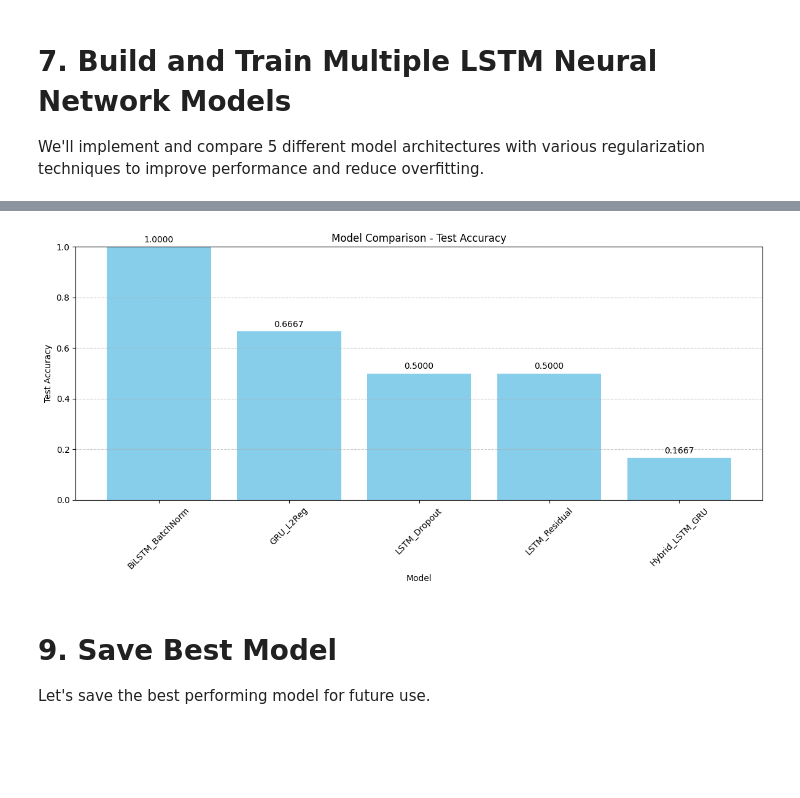
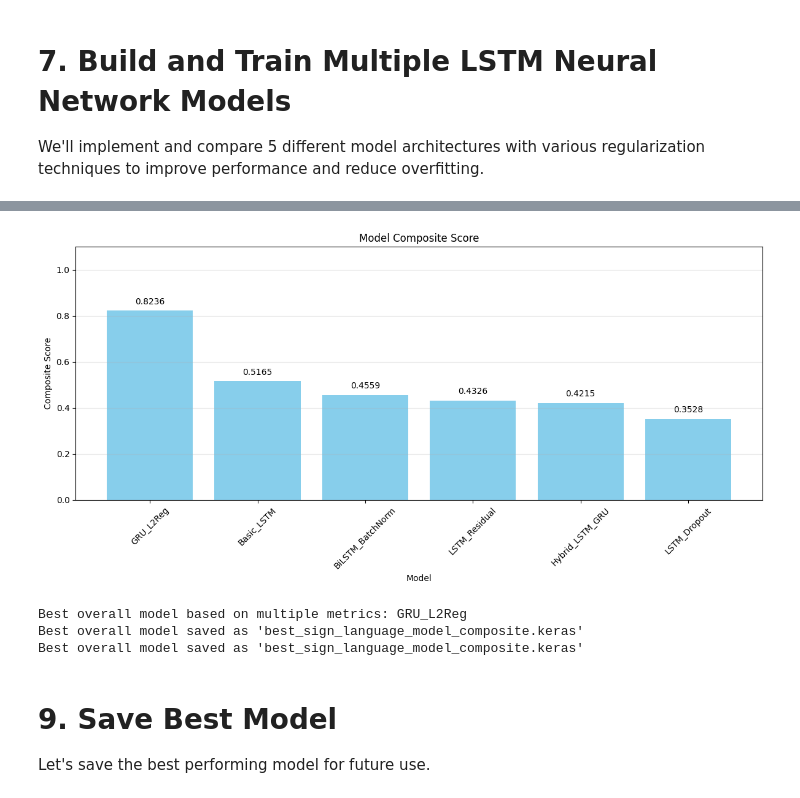
Before and after one commit to Mannan-Ali/IndianSignLanguage, a Jupyter notebook: Action Detection Refined.ipynb, the cells around one changed output, grey strips where cells are left out. Cells and saved outputs as stored; diff of their text form; code cells hidden in the pictures; blank space fills up the shorter version.

Commit message:
Added embed, performance metrics

```diff
--- a/Action Detection Refined.ipynb
+++ b/Action Detection Refined.ipynb
@@ -581,6 +609,7 @@ num_classes = len(actions)
 
 # Train all models
 models = {
+    'Basic_LSTM': create_model_0,
     'LSTM_Dropout': create_model_1,
     'BiLSTM_BatchNorm': create_model_2,
     'GRU_L2Reg': create_model_3,
@@ -735,0 +939,27 @@ performance_df
+# %%
+# Find the best model based on multiple metrics
+def ranking_models(performance_df):
+    # Create a copy to avoid modifying the original DataFrame
+    df = performance_df.copy()
+
+    # Normalize the training time (lower is better)
+    max_time = df['Training Time (s)'].max()
+    df['Time Score'] = 1 - (df['Training Time (s)'] / max_time)
+
+    # Overfitting penalty (closer to 0 is better)
+    df['Overfitting Score'] = 1 - abs(df['Overfitting'])
+
+    # Calculate a composite score (you can adjust weights as needed)
+    df['Composite Score'] = (
+        0.40 * df['Test Accuracy'] +  # Test accuracy weight
+        0.30 * df['F1 Score (Weighted)'] +  # F1 score weight
+        0.15 * df['Overfitting Score'] +  # Overfitting weight
+        0.15 * df['Time Score']  # Training time weight
+    )
+
+    # Sort by composite score
+    return df.sort_values('Composite Score', ascending=False).reset_index(drop=True)
+
+# Get ranked models
+ranked_models = ranking_models(updated_performance_df)
+ranked_models[['Model', 'Test Accuracy', 'F1 Score (Weighted)', 'Overfitting', 'Training Time (s)', 'Composite Score']]
@@ -736,24 +974,39 @@ performance_df
 # %%
-# Plot bar chart of test accuracies
+# Visualize the composite score
 plt.figure(figsize=(12, 6))
-bars = plt.bar(performance_df['Model'], performance_df['Test Accuracy'], color='skyblue')
+bars = plt.bar(ranked_models['Model'], ranked_models['Composite Score'], color='skyblue')
 
-# Add data labels on bars
+# Add value labels on the bars
 for bar in bars:
     height = bar.get_height()
-    plt.text(bar.get_x() + bar.get_width()/2., height + 0.01,
+    plt.text(bar.get_x() + bar.get_width()/2., height + 0.02,
              f'{height:.4f}', ha='center', va='bottom')
 
-plt.title('Model Comparison - Test Accuracy')
+plt.title('Model Composite Score')
 plt.xlabel('Model')
-plt.ylabel('Test Accuracy')
-plt.ylim(0, 1.0)
-plt.grid(axis='y', linestyle='--', alpha=0.7)
+plt.ylabel('Composite Score')
+plt.ylim(0, 1.1)
 plt.xticks(rotation=45)
+plt.grid(axis='y', alpha=0.3)
 plt.tight_layout()
 plt.show()
 # %% [output]
-[figure, old version]
+[figure, new version]
+# %%
+best_overall_model_name = ranked_models.iloc[0]['Model']
+print(f"Best overall model based on multiple metrics: {best_overall_model_name}")
+
+# Load the best overall model
+best_overall_model_path = os.path.join(models_dir, f'{best_overall_model_name}.keras')
+best_overall_model = tf.keras.models.load_model(best_overall_model_path)
+
+# Save it with a descriptive name
+best_overall_model.save('best_sign_language_model_composite.keras')
+print(f"Best overall model saved as 'best_sign_language_model_composite.keras'")
+# %% [output]
+Best overall model based on multiple metrics: GRU_L2Reg
+Best overall model saved as 'best_sign_language_model_composite.keras'
+Best overall model saved as 'best_sign_language_model_composite.keras'
 # %% [markdown]
 # 9. Save Best Model
 
```
Also changed, not shown: parts of 24 cells of this notebook, 9 other files.
